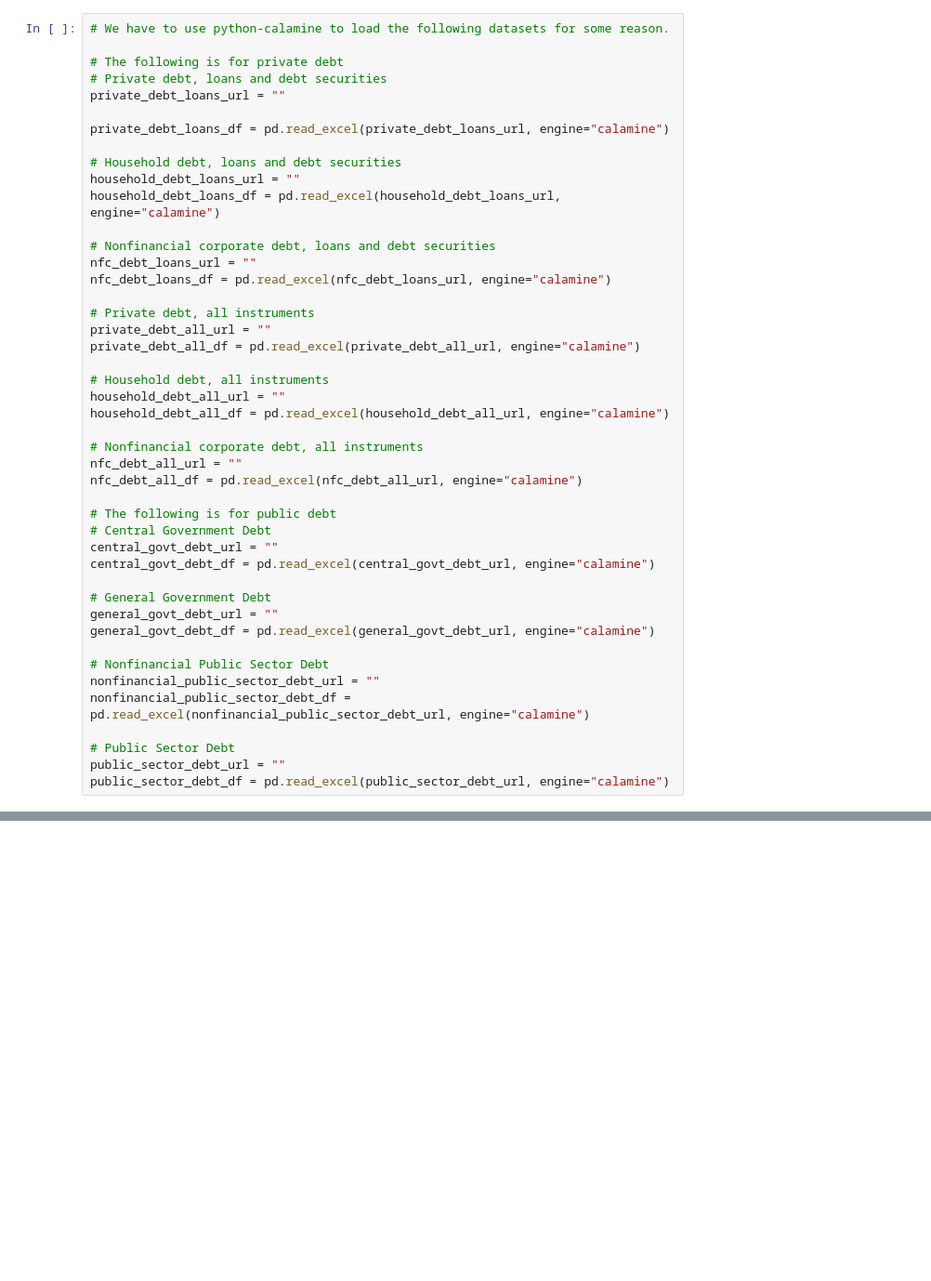
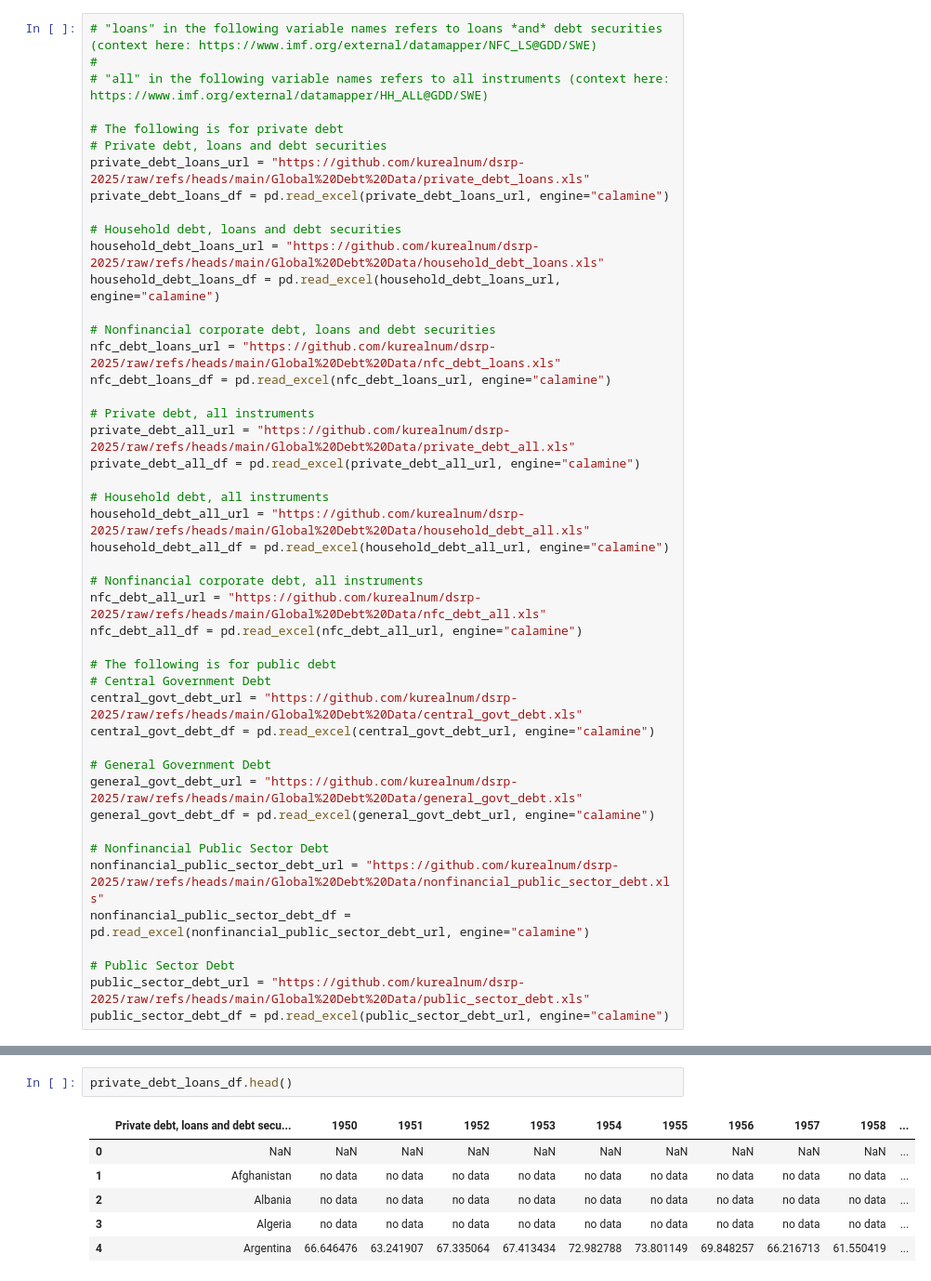
Before and after one commit to kurealnum/dsrp-2025, a Jupyter notebook: DSRP_Global_Debt.ipynb, the cells around one changed output, grey strips where cells are left out. Shown: that part at 93% size. Drawn from its saved outputs; the diff is of its cells as text; blank space fills up the shorter version.

Commit message:
Added section for notes and basic data research; organized data.

```diff
--- a/DSRP_Global_Debt.ipynb
+++ b/DSRP_Global_Debt.ipynb
@@ -16,45 +24,46 @@ Requirement already satisfied: packaging>=23.1 in /usr/local/lib/python3.11/dist
 # %%
-# We have to use python-calamine to load the following datasets for some reason.
+# "loans" in the following variable names refers to loans *and* debt securities (context here: https://www.imf.org/external/datamapper/NFC_LS@GDD/SWE)
+#
+# "all" in the following variable names refers to all instruments (context here: https://www.imf.org/external/datamapper/HH_ALL@GDD/SWE)
 
 # The following is for private debt
 # Private debt, loans and debt securities
-private_debt_loans_url = ""
-
+private_debt_loans_url = "https://github.com/kurealnum/dsrp-2025/raw/refs/heads/main/Global%20Debt%20Data/private_debt_loans.xls"
 private_debt_loans_df = pd.read_excel(private_debt_loans_url, engine="calamine")
 
 # Household debt, loans and debt securities
-household_debt_loans_url = ""
+household_debt_loans_url = "https://github.com/kurealnum/dsrp-2025/raw/refs/heads/main/Global%20Debt%20Data/household_debt_loans.xls"
 household_debt_loans_df = pd.read_excel(household_debt_loans_url, engine="calamine")
 
 # Nonfinancial corporate debt, loans and debt securities
-nfc_debt_loans_url = ""
+nfc_debt_loans_url = "https://github.com/kurealnum/dsrp-2025/raw/refs/heads/main/Global%20Debt%20Data/nfc_debt_loans.xls"
 nfc_debt_loans_df = pd.read_excel(nfc_debt_loans_url, engine="calamine")
 
 # Private debt, all instruments
-private_debt_all_url = ""
+private_debt_all_url = "https://github.com/kurealnum/dsrp-2025/raw/refs/heads/main/Global%20Debt%20Data/private_debt_all.xls"
 private_debt_all_df = pd.read_excel(private_debt_all_url, engine="calamine")
 
 # Household debt, all instruments
-household_debt_all_url = ""
+household_debt_all_url = "https://github.com/kurealnum/dsrp-2025/raw/refs/heads/main/Global%20Debt%20Data/household_debt_all.xls"
 household_debt_all_df = pd.read_excel(household_debt_all_url, engine="calamine")
 
 # Nonfinancial corporate debt, all instruments
-nfc_debt_all_url = ""
+nfc_debt_all_url = "https://github.com/kurealnum/dsrp-2025/raw/refs/heads/main/Global%20Debt%20Data/nfc_debt_all.xls"
 nfc_debt_all_df = pd.read_excel(nfc_debt_all_url, engine="calamine")
 
 # The following is for public debt
 # Central Government Debt
-central_govt_debt_url = ""
+central_govt_debt_url = "https://github.com/kurealnum/dsrp-2025/raw/refs/heads/main/Global%20Debt%20Data/central_govt_debt.xls"
 central_govt_debt_df = pd.read_excel(central_govt_debt_url, engine="calamine")
 
 # General Government Debt
-general_govt_debt_url = ""
+general_govt_debt_url = "https://github.com/kurealnum/dsrp-2025/raw/refs/heads/main/Global%20Debt%20Data/general_govt_debt.xls"
 general_govt_debt_df = pd.read_excel(general_govt_debt_url, engine="calamine")
 
 # Nonfinancial Public Sector Debt
-nonfinancial_public_sector_debt_url = ""
+nonfinancial_public_sector_debt_url = "https://github.com/kurealnum/dsrp-2025/raw/refs/heads/main/Global%20Debt%20Data/nonfinancial_public_sector_debt.xls"
 nonfinancial_public_sector_debt_df = pd.read_excel(nonfinancial_public_sector_debt_url, engine="calamine")
 
 # Public Sector Debt
-public_sector_debt_url = ""
+public_sector_debt_url = "https://github.com/kurealnum/dsrp-2025/raw/refs/heads/main/Global%20Debt%20Data/public_sector_debt.xls"
 public_sector_debt_df = pd.read_excel(public_sector_debt_url, engine="calamine")
@@ -60,0 +87,9 @@ public_sector_debt_df = pd.read_excel(public_sector_debt_url, engine="calamine")
+# %%
+private_debt_loans_df.head()
+# %% [output]
+|  | Private debt, loans and debt secu... | 1950 | 1951 | 1952 | 1953 | 1954 | 1955 | 1956 | 1957 | 1958 | ... |
+| 0 | NaN | NaN | NaN | NaN | NaN | NaN | NaN | NaN | NaN | NaN | ... |
+| 1 | Afghanistan | no data | no data | no data | no data | no data | no data | no data | no data | no data | ... |
+| 2 | Albania | no data | no data | no data | no data | no data | no data | no data | no data | no data | ... |
+| 3 | Algeria | no data | no data | no data | no data | no data | no data | no data | no data | no data | ... |
+| 4 | Argentina | 66.646476 | 63.241907 | 67.335064 | 67.413434 | 72.982788 | 73.801149 | 69.848257 | 66.216713 | 61.550419 | ... |
```
Also changed, not shown: parts of 18 cells of this notebook.
